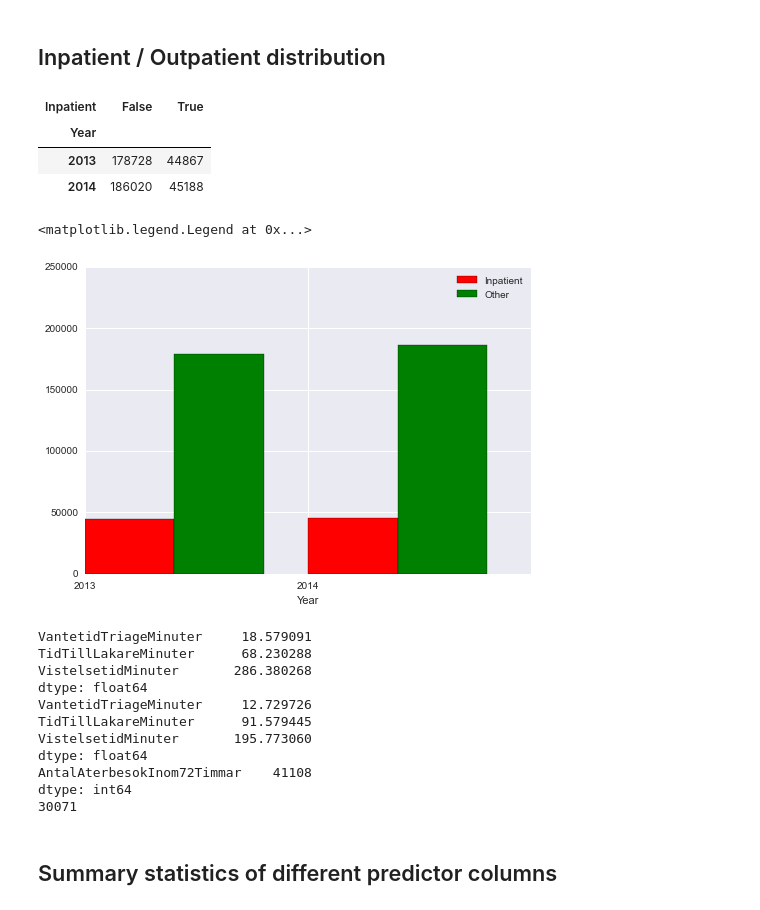
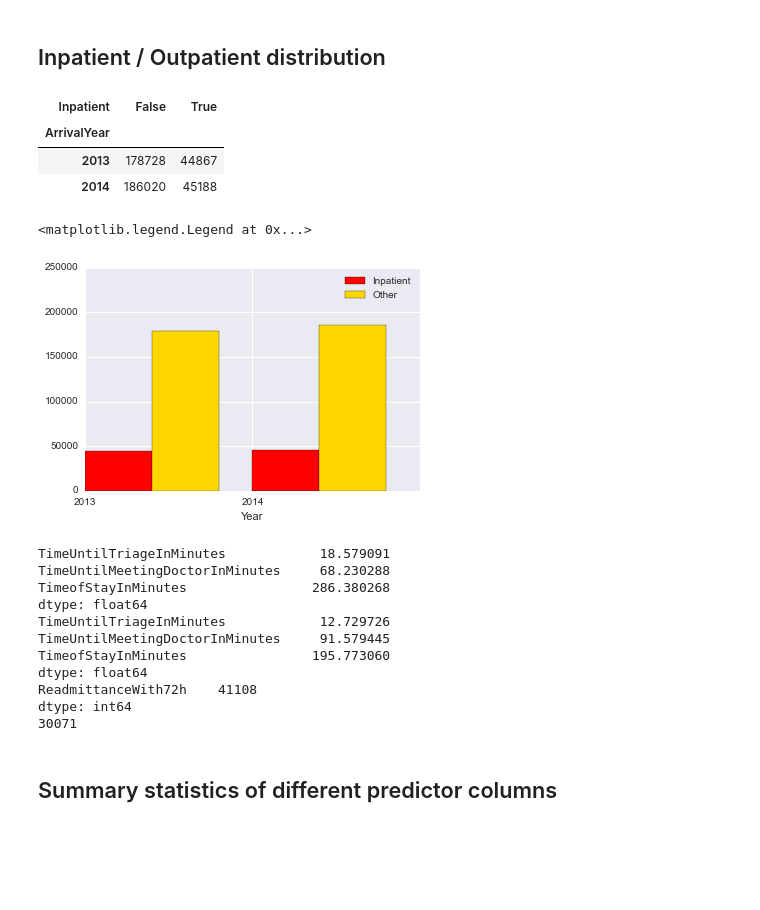
Before and after one commit to solomatov/cs109-project, a Jupyter notebook: ER.ipynb, the cells around one changed output. Saved outputs shown, nothing was run; the diff lists cells and outputs as text; code cells hidden in the pictures; blank space fills up the shorter version.

Commit message:
localized until pairplot

```diff
--- a/ER.ipynb
+++ b/ER.ipynb
@@ -332,36 +332,36 @@ We aim to predict if a patient will need further care and become an Inpatient. T
 # %% [markdown]
 ## Inpatient / Outpatient distribution
 # %%
-ct = pd.crosstab(data['Date'].dt.year, data['Inpatient'])
-ct.index.name = 'Year'
+ct = pd.crosstab(data['ArrivalDate'].dt.year, data['Inpatient'])
+ct.index.name = 'ArrivalYear'
 ct
 # %% [output]
 | Inpatient | False | True |
-| Year |  |  |
+| ArrivalYear |  |  |
 | 2013 | 178728 | 44867 |
 | 2014 | 186020 | 45188 |
 # %%
 plt.bar(ct.index.values, ct[True], width=0.4, color='red', label='Inpatient')
-plt.bar(ct.index.values + 0.4, ct[False], width=0.4, color='green', label='Other')
+plt.bar(ct.index.values + 0.4, ct[False], width=0.4, color='gold', label='Other')
 plt.xticks([2013, 2014, 2015], ['2013', '2014'])
 plt.xlabel('Year')
 plt.ylim(0,250000)
 
 plt.legend()
 # %% [output]
 <matplotlib.legend.Legend at 0x...>
-[figure, old version]
+[figure, new version]
 # %%
 # Statistics for narrative - Inpatient waiting times
 
 
-print data[data['Inpatient'] == 1][['VantetidTriageMinuter','TidTillLakareMinuter','VistelsetidMinuter']].mean()
+print data[data['Inpatient'] == 1][['TimeUntilTriageInMinutes','TimeUntilMeetingDoctorInMinutes','TimeofStayInMinutes']].mean()
 
-print data[data['Inpatient'] == 0][['VantetidTriageMinuter','TidTillLakareMinuter','VistelsetidMinuter']].mean()
+print data[data['Inpatient'] == 0][['TimeUntilTriageInMinutes','TimeUntilMeetingDoctorInMinutes','TimeofStayInMinutes']].mean()
 
 
 # Outpatient revisiting ER within 72h
-print data[data['Inpatient'] == 0][['AntalAterbesokInom72Timmar']].sum()
+print data[data['Inpatient'] == 0][['ReadmittanceWith72h']].sum()
 
 
 # Outpatient revisiting ER to become inpatients
@@ -369,20 +369,20 @@ print data[data['Inpatient'] == 0][['AntalAterbesokInom72Timmar']].sum()
 # result will be slightly lower as we should really look for patients
 # becoming inpatients within 72h, but it still tells a story out of 100 000 in patients almost
 # 1/3 was send home/became outpatients becore actually being admitted as inpatients.
-outp72h = data[(data['Inpatient'] == 0) & (data['AntalAterbesokInom72Timmar']==1)]
+outp72h = data[(data['Inpatient'] == 0) & (data['ReadmittanceWith72h']==1)]
 dfResult = pd.merge(data,outp72h,how='inner',on='PatientID',suffixes=('','72h'))
 print len(dfResult[(dfResult['Inpatient'] == 1) & (dfResult['Inpatient'] > dfResult['Inpatient72h'])])
 # About 30 000
 # %% [output]
-VantetidTriageMinuter     18.579091
-TidTillLakareMinuter      68.230288
-VistelsetidMinuter       286.380268
+TimeUntilTriageInMinutes            18.579091
+TimeUntilMeetingDoctorInMinutes     68.230288
+TimeofStayInMinutes                286.380268
 dtype: float64
-VantetidTriageMinuter     12.729726
-TidTillLakareMinuter      91.579445
-VistelsetidMinuter       195.773060
+TimeUntilTriageInMinutes            12.729726
+TimeUntilMeetingDoctorInMinutes     91.579445
+TimeofStayInMinutes                195.773060
 dtype: float64
-AntalAterbesokInom72Timmar    41108
+ReadmittanceWith72h    41108
 dtype: int64
 30071
 # %% [markdown]
```
Also changed, not shown: parts of 10 cells of this notebook.
